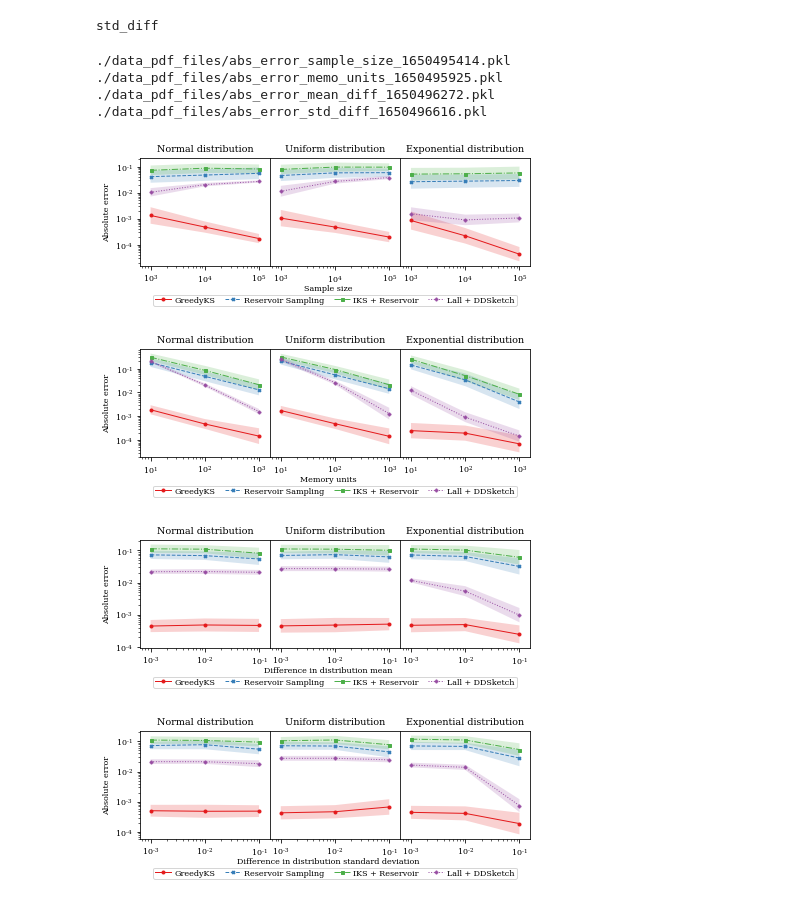
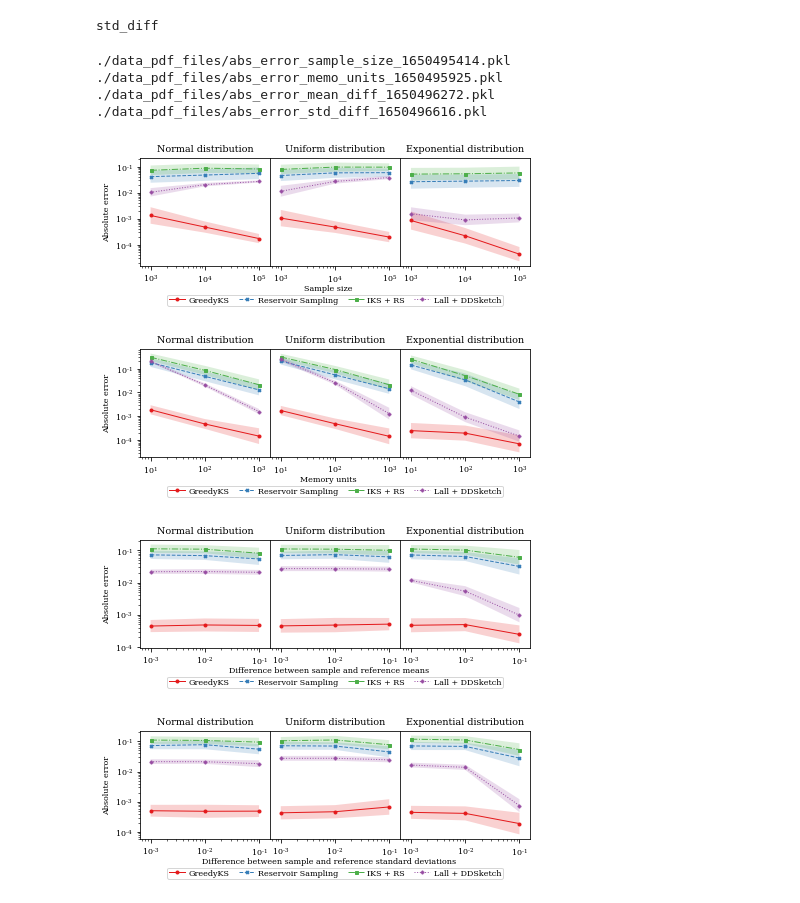
Before and after one commit to moretoknow/greedyks_experiments, a Jupyter notebook: absolute_error.ipynb, the cells around one changed output. Cells and saved outputs as stored; diff of their text form; code cells hidden in the pictures.

Commit message:
Changing "IKS + Reservoir" to "IKS + RS"

```diff
--- a/absolute_error.ipynb
+++ b/absolute_error.ipynb
@@ -8,10 +8,10 @@ util.matplotlib_setup()
 util.default_num_reps = 100
 
 experiments = [
-    [{'sample_size': 10 ** np.arange(3, 6)}, 'Sample size', 'sample_size', './data_pdf_files/abs_error_sample_size_1649530945.pkl'],
-    [{'memo_units': 10 ** np.arange(1, 4)}, 'Memory units', 'memo_units', './data_pdf_files/abs_error_memo_perct_1649542705.pkl'],
-    [{'mean_diff': 10. ** np.arange(-3, 0)}, 'Difference in distribution mean', 'mean_diff', './data_pdf_files/abs_error_mean_diff_1649546222.pkl'],
-    [{'std_diff': 10. ** np.arange(-3, 0), 'mean_diff': (0,)}, 'Difference in distribution standard deviation', 'std_diff', './data_pdf_files/abs_error_std_diff_1649549857.pkl'],
+    [{'sample_size': 10 ** np.arange(3, 6)}, 'Sample size', 'sample_size', './data_pdf_files/abs_error_sample_size_1650495414.pkl'],
+    [{'memo_units': 10 ** np.arange(1, 4)}, 'Memory units', 'memo_units', './data_pdf_files/abs_error_memo_units_1650495925.pkl'],
+    [{'mean_diff': 10. ** np.arange(-3, 0)}, 'Difference between sample and reference means', 'mean_diff', './data_pdf_files/abs_error_mean_diff_1650496272.pkl'],
+    [{'std_diff': 10. ** np.arange(-3, 0), 'mean_diff': (0,)}, 'Difference between sample and reference standard deviations', 'std_diff', './data_pdf_files/abs_error_std_diff_1650496616.pkl'],
 ]
 # %%
 for e in experiments:
@@ -28,21 +28,22 @@ std_diff
 # %%
 for e in experiments:
     print(e[-1])
     results = pd.read_pickle(e[-1])
+    results.rename(columns={'IKS + Reservoir': 'IKS + RS'}, inplace=True)
     util.plot_errors(
         results,
         ['Normal distribution', 'Uniform distribution', 'Exponential distribution'],
         'Absolute error',
         e[1],
         e[2],
         "./data_pdf_files/abs_error_{}.pdf".format(e[2])
         )
 # %% [output]
 ./data_pdf_files/abs_error_sample_size_1650495414.pkl
 ./data_pdf_files/abs_error_memo_units_1650495925.pkl
 ./data_pdf_files/abs_error_mean_diff_1650496272.pkl
 ./data_pdf_files/abs_error_std_diff_1650496616.pkl
-[figure, old version]
+[figure, new version]
-[figure, old version]
+[figure, new version]
-[figure, old version]
+[figure, new version]
-[figure, old version]
+[figure, new version]
```
Also changed, not shown: 2 other files.
